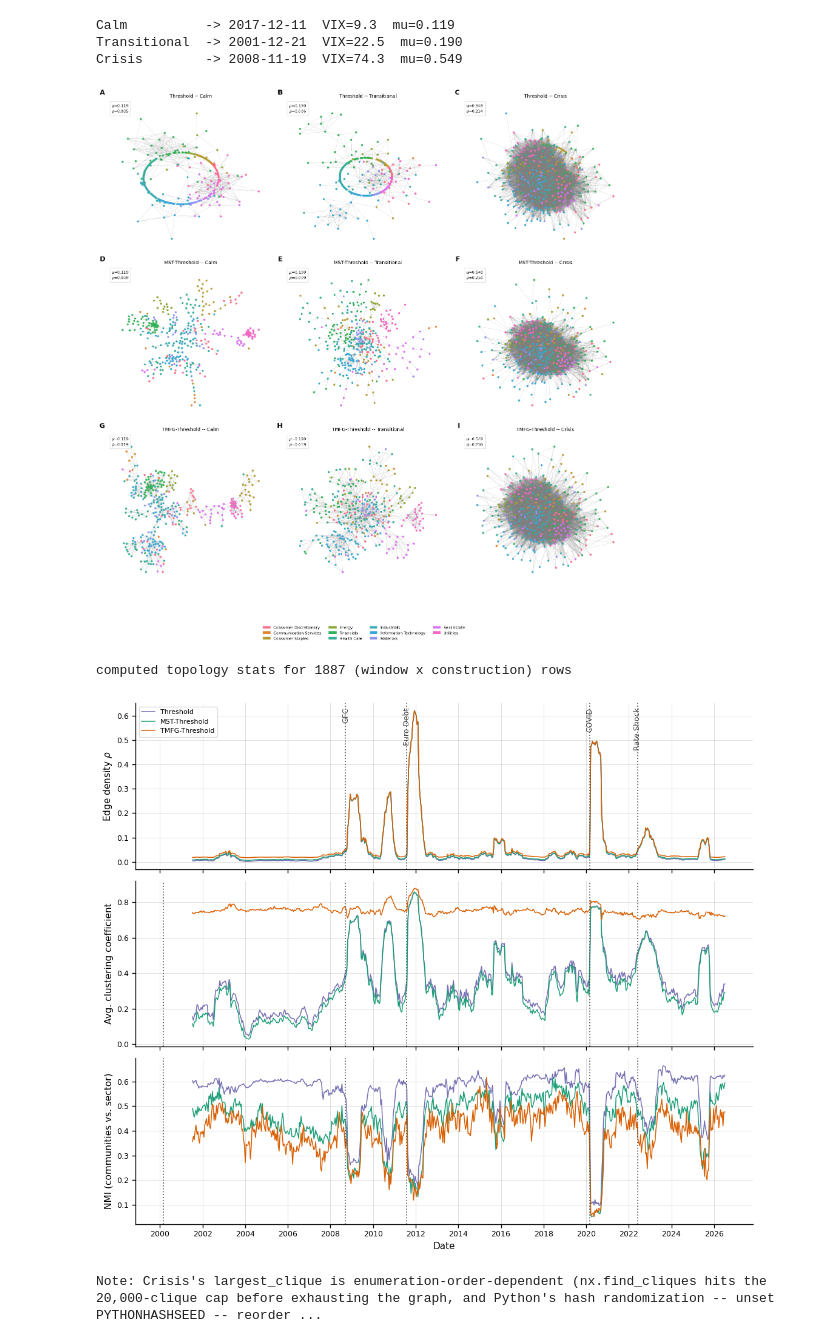
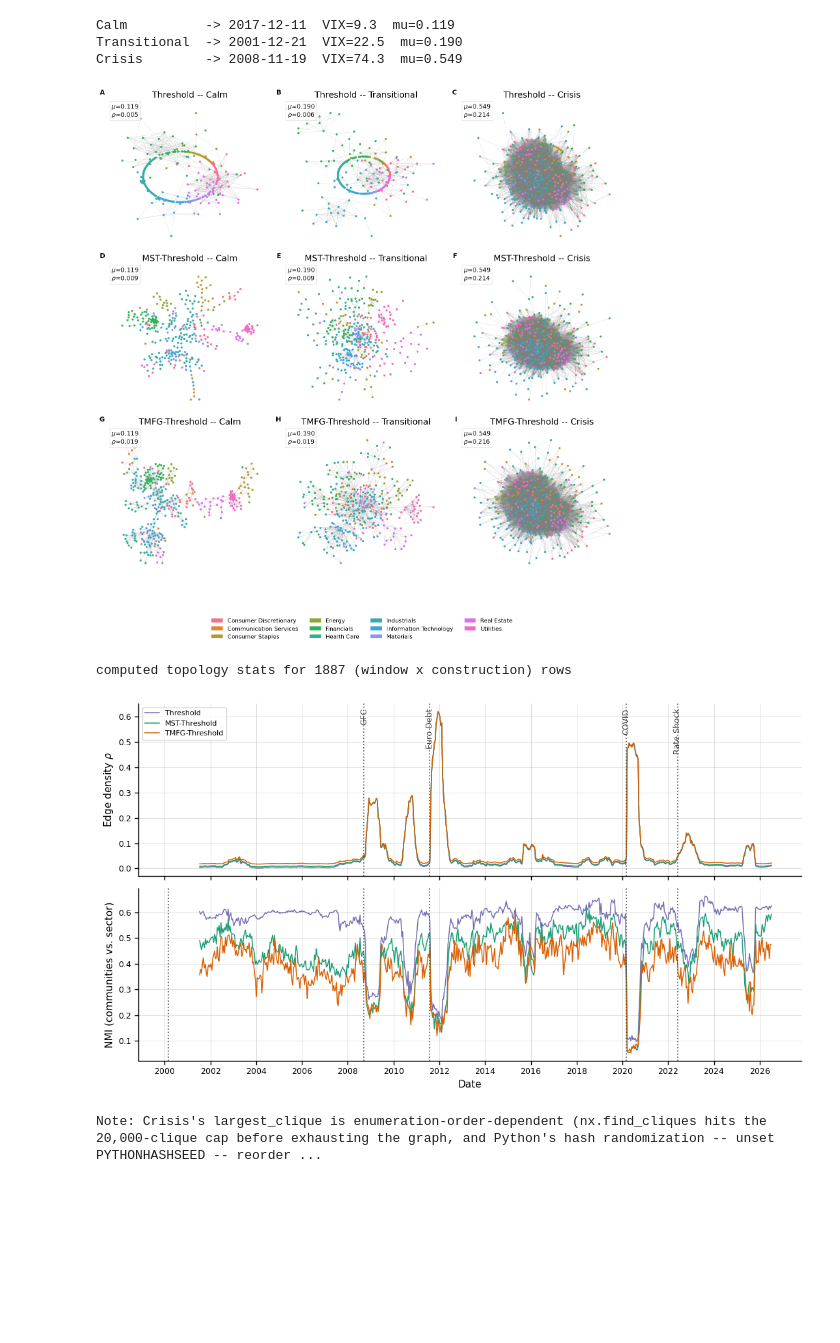
Before and after one commit to AbbinavSK/Regime-Detection-in-Financial_Markets, a Jupyter notebook: network_diagnostics.ipynb, the cells around one changed output. Saved outputs shown, nothing was run; the diff lists cells and outputs as text; code cells hidden in the pictures; blank space fills up the shorter version.

```diff
--- a/network_diagnostics.ipynb
+++ b/network_diagnostics.ipynb
@@ -68,11 +68,19 @@ Calm          -> 2017-12-11  VIX=9.3  mu=0.119
 Transitional  -> 2001-12-21  VIX=22.5  mu=0.190
 Crisis        -> 2008-11-19  VIX=74.3  mu=0.549
 # %%
-# Figure 1: 3x3 grid, node positions computed independently per panel, coloured by sector
+# Figure 1: 3x3 grid, node positions computed independently per panel, coloured by sector.
+# All three constructions use Kamada-Kawai: with stock_names sector-sorted, KK's node placement usefully
+# visualises intra-sector cohesion (same-sector stocks cluster together) versus inter-sector connectivity
+# (edges crossing between differently-coloured regions), which is the reading this figure is meant to support.
 sector_of = {s: s.split("_")[0] for s in stock_names}
 unique_sectors = sorted(set(sector_of.values()))
 sector_colour = dict(zip(unique_sectors, sns.color_palette("husl", len(unique_sectors))))
 node_colour = [sector_colour[sector_of[s]] for s in stock_names]
+
+TITLE_FONTSIZE = 18
+ANNOTATION_FONTSIZE = 13
+LEGEND_FONTSIZE = 12
+NODE_SIZE = 20
 
 fig, axes = plt.subplots(len(GRAPH_TYPES), len(PERIODS), figsize=(5.2 * len(PERIODS), 5.2 * len(GRAPH_TYPES)))
 panel_letters = iter("ABCDEFGHI")
@@ -85,21 +93,22 @@ for row, graph_type in enumerate(GRAPH_TYPES):
         pos = nx.kamada_kawai_layout(G, weight="weight")
         ax = axes[row, col]
         nx.draw_networkx_edges(G, pos, ax=ax, edge_color=NEUTRAL_COLOURS["reference"], width=0.4, alpha=0.4)
-        nx.draw_networkx_nodes(G, pos, ax=ax, node_color=node_colour, node_size=18, linewidths=0)
+        nx.draw_networkx_nodes(G, pos, ax=ax, node_color=node_colour, node_size=NODE_SIZE, linewidths=0)
         idx = PERIODS[period_name]
         ax.text(0.02, 0.98, f"$\\mu$={mu_values[idx]:.3f}\n$\\rho$={nx.density(G):.3f}", transform=ax.transAxes,
-                va="top", fontsize=8, bbox=dict(facecolor="white", alpha=0.85, edgecolor=NEUTRAL_COLOURS["ci"]))
+                va="top", fontsize=ANNOTATION_FONTSIZE,
+                bbox=dict(facecolor="white", alpha=0.85, edgecolor=NEUTRAL_COLOURS["ci"]))
         add_panel_label(ax, next(panel_letters), x=-0.02, y=1.03)
-        ax.set_title(f"{GRAPH_LABELS[graph_type]} -- {period_name}", fontsize=10)
+        ax.set_title(f"{GRAPH_LABELS[graph_type]} -- {period_name}", fontsize=TITLE_FONTSIZE)
         ax.axis("off")
 
 sector_legend = [Patch(facecolor=sector_colour[s], label=SECTOR_LABELS.get(s, s)) for s in unique_sectors]
-fig.legend(handles=sector_legend, loc="lower center", ncol=4, fontsize=8, frameon=False, bbox_to_anchor=(0.5, -0.04))
-plt.tight_layout(rect=[0, 0.06, 1, 1])
+fig.legend(handles=sector_legend, loc="lower center", ncol=4, fontsize=LEGEND_FONTSIZE, frameon=False, bbox_to_anchor=(0.5, -0.05))
+plt.tight_layout(rect=[0, 0.07, 1, 1])
 save_figure(fig, f"{IMAGES_DIR}/network_structure_by_period.png")
 plt.show()
 # %% [output]
-[figure, old version]
+[figure, new version]
 # %%
 # Compute density / component count / clustering coefficient / mean degree / NMI-vs-sector for every window, every construction
 def window_topology_stats(G, n_nodes):
@@ -142,34 +151,33 @@ print(f"computed topology stats for {len(topology_df)} (window x construction) r
 # %% [output]
 computed topology stats for 1887 (window x construction) rows
 # %%
-# Figure 2: three core metrics (mean_degree/n_components/LCC dropped as redundant with density; full stats retained in topology_df), stacked one above the other, one line per construction
+# Figure 2: two core metrics (mean_degree/n_components/LCC dropped as redundant with density; avg_clustering dropped as a construction-baseline fact rather than a Calm-vs-Crisis signal -- full stats retained in topology_df), stacked one above the other, one line per construction
 metrics = [
     ("density", r"Edge density $\rho$"),
-    ("avg_clustering", "Avg. clustering coefficient"),
     ("nmi_sector", "NMI (communities vs. sector)"),
 ]
 
 fig, axes = plt.subplots(len(metrics), 1, figsize=(11, 3.1 * len(metrics)), sharex=True)
 for row, (ax, (col, label)) in enumerate(zip(axes, metrics)):
     for graph_type in GRAPH_TYPES:
         sub = topology_df[topology_df["graph_type"] == graph_type]
         ax.plot(sub["date"], sub[col], color=GRAPH_TYPE_COLOURS[graph_type], linewidth=1.1, label=GRAPH_LABELS[graph_type])
     if row == 0:
         annotate_events(ax, CRISIS_EVENTS, epoch_dates[0], epoch_dates[-1])
     else:
         for date_str in CRISIS_EVENTS:
             ax.axvline(pd.to_datetime(date_str), color="#444444", linestyle=":", linewidth=1.3, alpha=0.85, zorder=4)
     ax.set_ylabel(label)
     format_date_axis(ax)
     style_axis(ax, grid=True)
 
 axes[0].legend(loc="upper left", frameon=True, facecolor="white", edgecolor="lightgray", fontsize=8)
 axes[-1].set_xlabel("Date")
 plt.tight_layout()
 save_figure(fig, f"{IMAGES_DIR}/topology_timeseries.png")
 plt.show()
 # %% [output]
-[figure, old version]
+[figure, new version]
 # %%
 # Per-snapshot deep-dive stats: reuses topology_df for density/clustering/nmi instead of recomputing, adds capped clique enumeration, avg shortest path / diameter on LCC, degree assortativity
 def clique_stats(G, cap=CLIQUE_ENUM_CAP):
```
Also changed, not shown: parts of 1 cell of this notebook, 5 other files.
